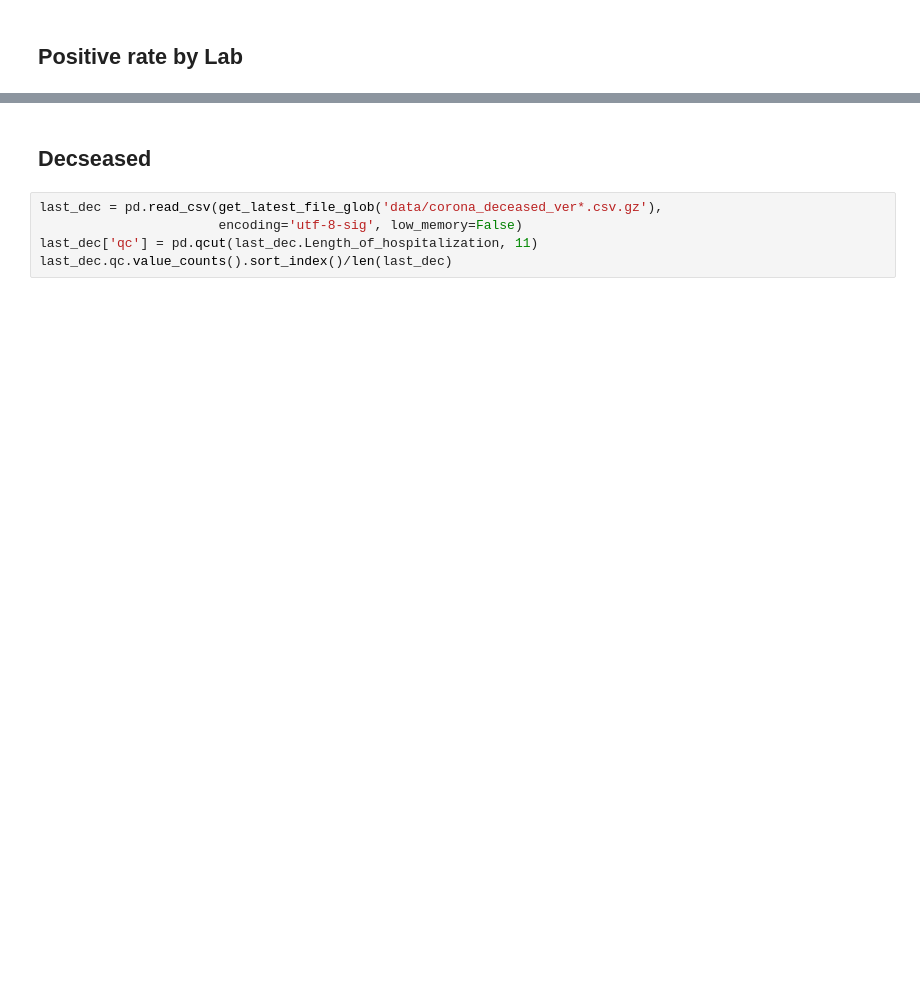
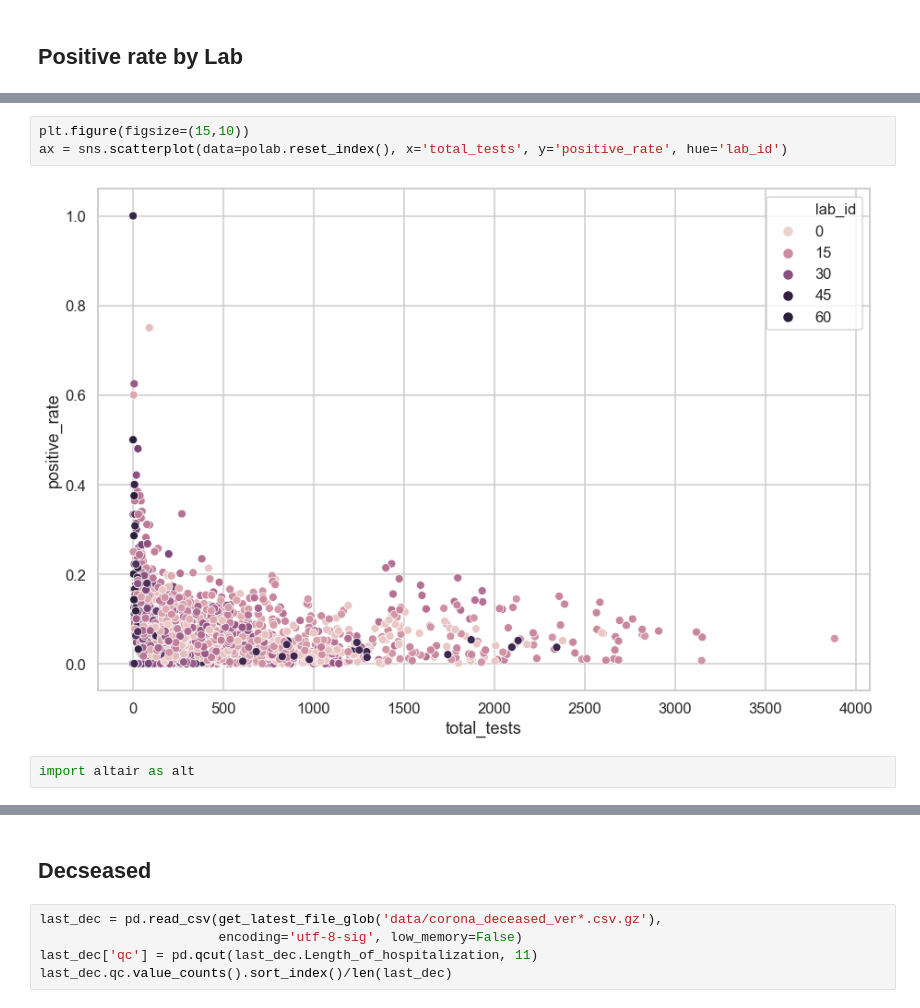
Before and after one commit to cjer/covid, a Jupyter notebook: israel_covid.ipynb, the cells around one changed output, grey strips where cells are left out. Drawn from its saved outputs; the diff is of its cells as text; blank space fills up the shorter version.

```diff
--- a/israel_covid.ipynb
+++ b/israel_covid.ipynb
@@ -501,0 +502,7 @@ polab.total_tests.unstack().plot(figsize=(10,7))
+# %%
+plt.figure(figsize=(15,10))
+ax = sns.scatterplot(data=polab.reset_index(), x='total_tests', y='positive_rate', hue='lab_id')
+# %% [output]
+[figure, added]
+# %%
+import altair as alt
```
Also changed, not shown: parts of 53 cells of this notebook, 9 other files.
